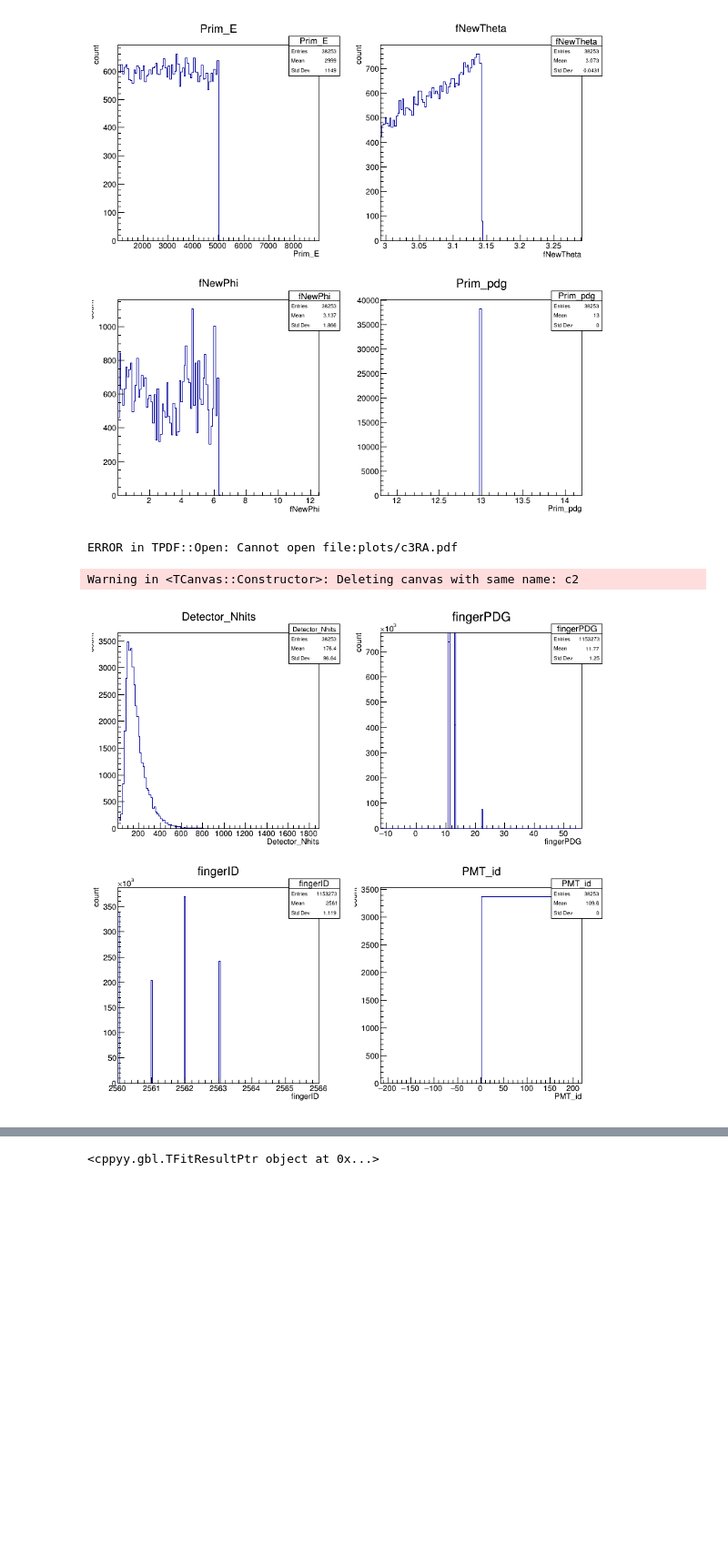
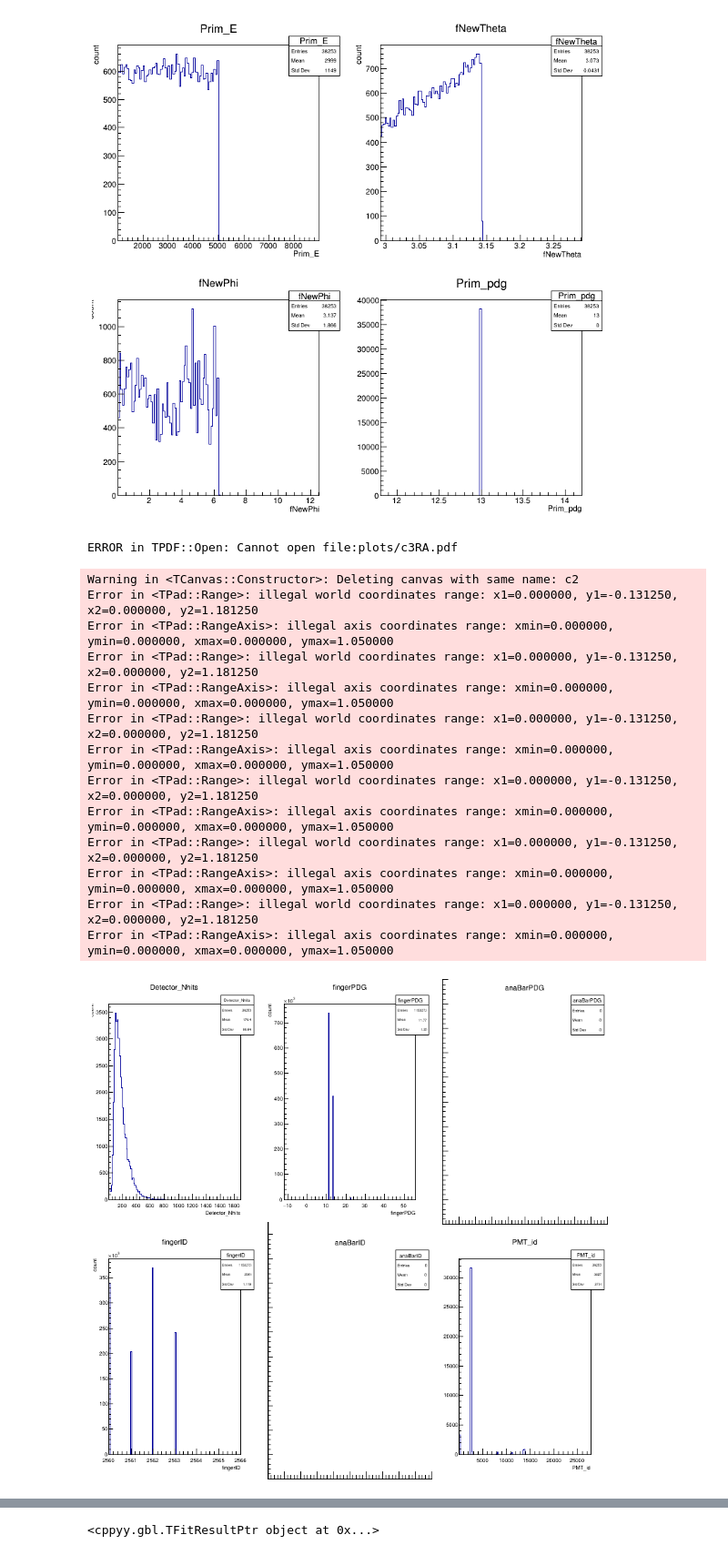
Before and after one commit to chapatilasers/AnaBarMC, a Jupyter notebook: AnalyseSignalsRDataFrame.ipynb, the cells around one changed output, grey strips where cells are left out. Shown at 91% size. Saved outputs shown, nothing was run; the diff lists cells and outputs as text; code cells hidden in the pictures; blank space fills up the shorter version.

```diff
--- a/AnalyseSignalsRDataFrame.ipynb
+++ b/AnalyseSignalsRDataFrame.ipynb
@@ -581,34 +610,48 @@ ERROR in TPDF::Open: Cannot open file:plots/c2RA.pdf
 # %%
 # Canvas 3
 
 hDetectorNhits = fdft.Histo1D('Detector_Nhits')
 hDetectorPdg = fdft.Histo1D('anaBarPDG')
 hDetectorID = fdft.Histo1D('anaBarID')
 hFingerPdg = fdft.Histo1D('fingerPDG')
 hFingerID = fdft.Histo1D('fingerID')
 hPMTID = fdft.Histo1D('PMT_id')
 
 c3 = root.TCanvas("c2","c2",800,800)
-c3.Divide(2,2,0.01,0.01,0)
+c3.Divide(3,2)
 
 c3.cd(1)
 hDetectorNhits.Draw()
 c3.cd(2)
 hFingerPdg.Draw()
-hDetectorPdg.Draw("SAME")
 c3.cd(3)
+hDetectorPdg.Draw()
+c3.cd(4)
 hFingerID.Draw()
-hDetectorID.Draw("SAME")
-c3.cd(4)
-hPMTID.GetXaxis().SetRangeUser(0,14)
+c3.cd(5)
+hDetectorID.Draw()
+c3.cd(6)
+##hPMTID.GetXaxis().SetRangeUser(0,14)
 hPMTID.Draw()
 
 c3.Draw()
 c3.Print("plots/c3RA.pdf")
 # %% [output]
 ERROR in TPDF::Open: Cannot open file:plots/c3RA.pdf
 Warning in <TCanvas::Constructor>: Deleting canvas with same name: c2
+Error in <TPad::Range>: illegal world coordinates range: x1=0.000000, y1=-0.131250, x2=0.000000, y2=1.181250
+Error in <TPad::RangeAxis>: illegal axis coordinates range: xmin=0.000000, ymin=0.000000, xmax=0.000000, ymax=1.050000
+Error in <TPad::Range>: illegal world coordinates range: x1=0.000000, y1=-0.131250, x2=0.000000, y2=1.181250
+Error in <TPad::RangeAxis>: illegal axis coordinates range: xmin=0.000000, ymin=0.000000, xmax=0.000000, ymax=1.050000
+Error in <TPad::Range>: illegal world coordinates range: x1=0.000000, y1=-0.131250, x2=0.000000, y2=1.181250
+Error in <TPad::RangeAxis>: illegal axis coordinates range: xmin=0.000000, ymin=0.000000, xmax=0.000000, ymax=1.050000
+Error in <TPad::Range>: illegal world coordinates range: x1=0.000000, y1=-0.131250, x2=0.000000, y2=1.181250
+Error in <TPad::RangeAxis>: illegal axis coordinates range: xmin=0.000000, ymin=0.000000, xmax=0.000000, ymax=1.050000
+Error in <TPad::Range>: illegal world coordinates range: x1=0.000000, y1=-0.131250, x2=0.000000, y2=1.181250
+Error in <TPad::RangeAxis>: illegal axis coordinates range: xmin=0.000000, ymin=0.000000, xmax=0.000000, ymax=1.050000
+Error in <TPad::Range>: illegal world coordinates range: x1=0.000000, y1=-0.131250, x2=0.000000, y2=1.181250
+Error in <TPad::RangeAxis>: illegal axis coordinates range: xmin=0.000000, ymin=0.000000, xmax=0.000000, ymax=1.050000
-[figure, old version]
+[figure, new version]
 # %%
 # Canvas 4
 
```
Also changed, not shown: parts of 5 cells of this notebook, 9 other files.
